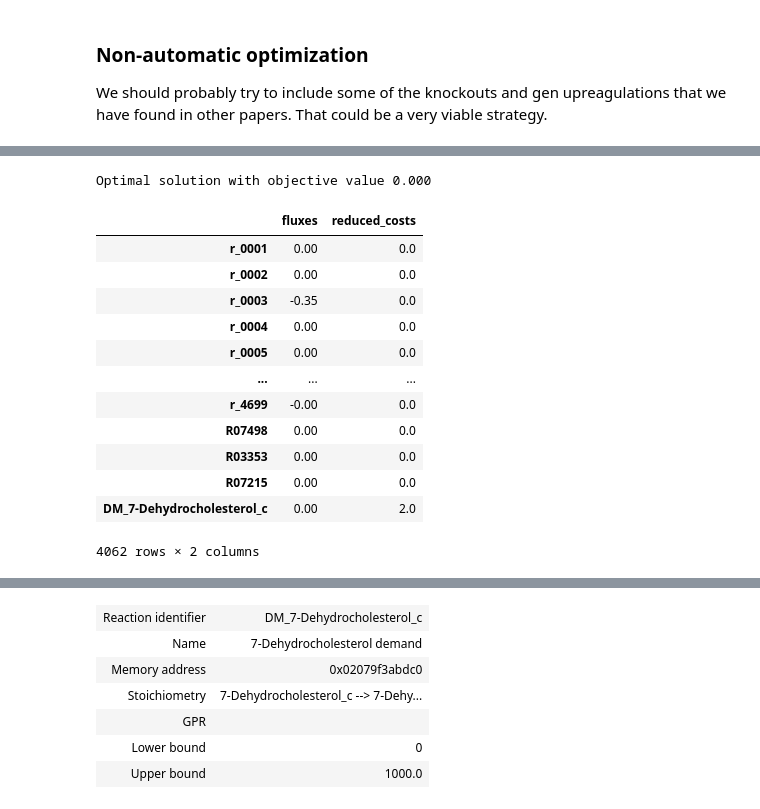
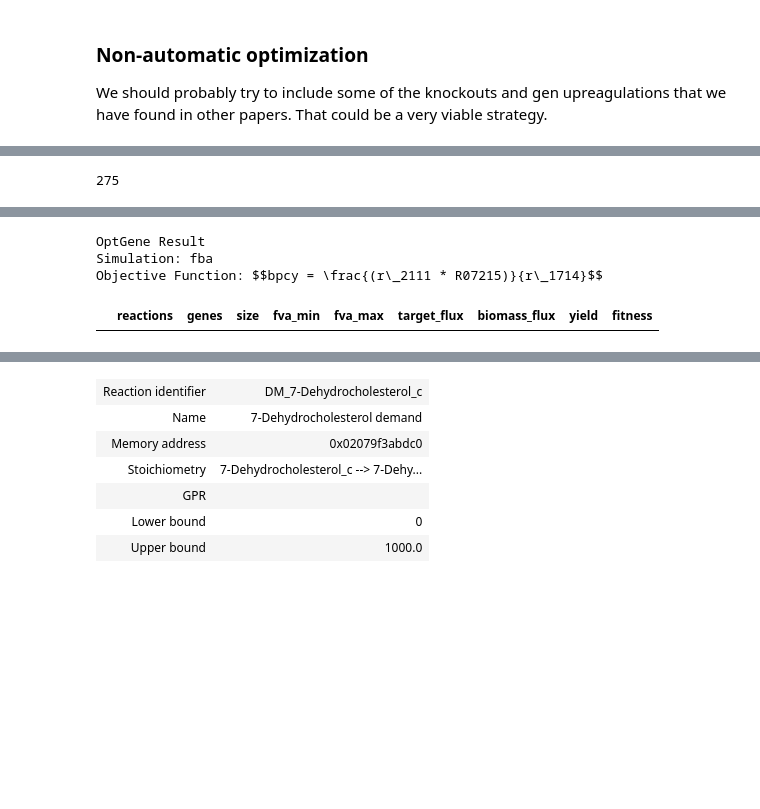
Before and after one commit to 27410/27410-2020-group-project-group-14-vitamin-d-production, a Jupyter notebook: Model_code_Yeast8.ipynb, the cells around one changed output, grey strips where cells are left out. Drawn from its saved outputs; the diff is of its cells as text; code cells hidden in the pictures; blank space fills up the shorter version.

```diff
--- a/Model_code_Yeast8.ipynb
+++ b/Model_code_Yeast8.ipynb
@@ -331,17 +253,12 @@ growth
-# %%
-solution
-# %% [output]
-Optimal solution with objective value 0.000
-|  | fluxes | reduced_costs |
-| r_0001 | 0.00 | 0.0 |
-| r_0002 | 0.00 | 0.0 |
-| r_0003 | -0.35 | 0.0 |
-| r_0004 | 0.00 | 0.0 |
-| r_0005 | 0.00 | 0.0 |
-| ... | ... | ... |
-| r_4699 | -0.00 | 0.0 |
-| R07498 | 0.00 | 0.0 |
-| R03353 | 0.00 | 0.0 |
-| R07215 | 0.00 | 0.0 |
-| DM_7-Dehydrocholesterol_c | 0.00 | 2.0 |
-4062 rows × 2 columns
+# %%
+# Following this, we can find the genes associated with all of the essential reactions
+
+#%%time
+ess = []
+for i in range (1,len(essential)):
+    for gene in list(essential[i].genes):
+        ess.append(gene)
+# %%
+len(ess)
+# %% [output]
+275
@@ -347,0 +267,12 @@ Optimal solution with objective value 0.000
+# %%
+#Lastly, we can run OptGene to find an optimization strategy.
+# Note that the parameters "max_evaluation" and "population_size" are critical for the quality of the output of the analysis, but they also greatly increase the time required to run the code.
+
+optgene = OptGene(model, essential_genes=ess)
+result = optgene.run(target=model.reactions.R07215,
+                     biomass=model.reactions.get_by_id("r_2111"),
+                     substrate=model.reactions.r_1714,
+                     max_evaluations=2000, max_knockouts=5,
+                     plot=False)
+result
+# %% [output]
@@ -347,0 +282,4 @@ Optimal solution with objective value 0.000
+OptGene Result
+Simulation: fba
+Objective Function: $$bpcy = \frac{(r\_2111 * R07215)}{r\_1714}$$
+|  | reactions | genes | size | fva_min | fva_max | target_flux | biomass_flux | yield | fitness |
```
Also changed, not shown: parts of 52 cells of this notebook, 3 other files.
